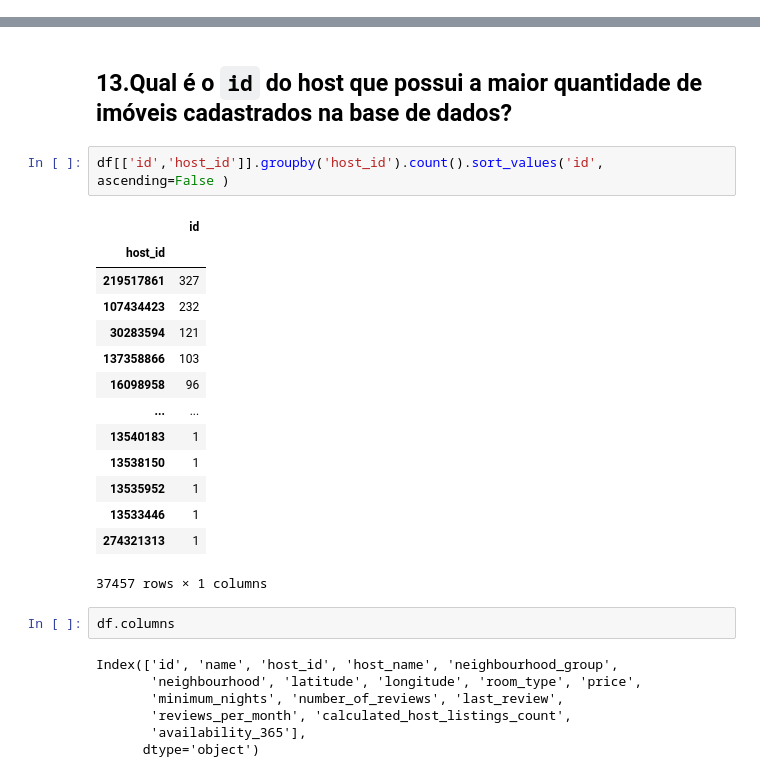
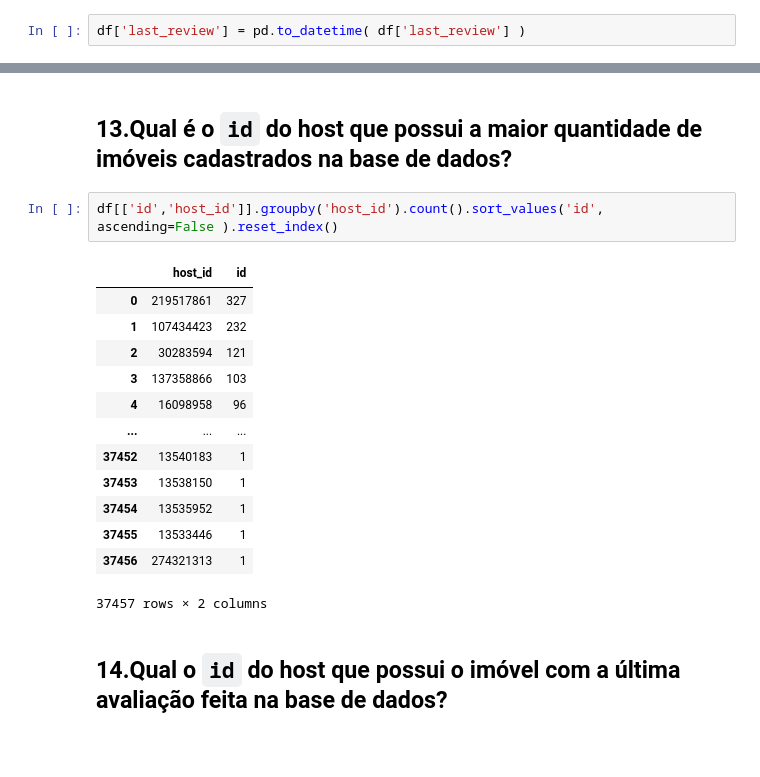
Before and after one commit to webluc/fundamentos, a Jupyter notebook: Untitled.ipynb, the cells around one changed output, grey strips where cells are left out. Drawn from its saved outputs; the diff is of its cells as text; blank space fills up the shorter version.

```diff
--- a/Untitled.ipynb
+++ b/Untitled.ipynb
@@ -63,0 +84,2 @@ df = df_raw.copy()
+# %%
+df['last_review'] = pd.to_datetime( df['last_review'] )
@@ -146,28 +259,20 @@ df[['host_id','availability_365']].sort_values('availability_365',ascending=Fals
 # %% [markdown]
 ## 13.Qual é o `id` do host que possui a maior quantidade de imóveis cadastrados na base de dados?
 # %%
-df[['id','host_id']].groupby('host_id').count().sort_values('id', ascending=False )
+df[['id','host_id']].groupby('host_id').count().sort_values('id', ascending=False ).reset_index()
 # %% [output]
-|  | id |
-| host_id |  |
-| 219517861 | 327 |
-| 107434423 | 232 |
-| 30283594 | 121 |
-| 137358866 | 103 |
-| 16098958 | 96 |
-| ... | ... |
-| 13540183 | 1 |
-| 13538150 | 1 |
-| 13535952 | 1 |
-| 13533446 | 1 |
-| 274321313 | 1 |
+|  | host_id | id |
+| 0 | 219517861 | 327 |
+| 1 | 107434423 | 232 |
+| 2 | 30283594 | 121 |
+| 3 | 137358866 | 103 |
+| 4 | 16098958 | 96 |
+| ... | ... | ... |
+| 37452 | 13540183 | 1 |
+| 37453 | 13538150 | 1 |
+| 37454 | 13535952 | 1 |
+| 37455 | 13533446 | 1 |
+| 37456 | 274321313 | 1 |
-37457 rows × 1 columns
+37457 rows × 2 columns
-# %%
-df.columns
-# %% [output]
-Index(['id', 'name', 'host_id', 'host_name', 'neighbourhood_group',
-       'neighbourhood', 'latitude', 'longitude', 'room_type', 'price',
-       'minimum_nights', 'number_of_reviews', 'last_review',
-       'reviews_per_month', 'calculated_host_listings_count',
-       'availability_365'],
-      dtype='object')
+# %% [markdown]
+## 14.Qual o `id` do host que possui o imóvel com a última avaliação feita na base de dados?
```
Also changed, not shown: parts of 87 cells of this notebook.
